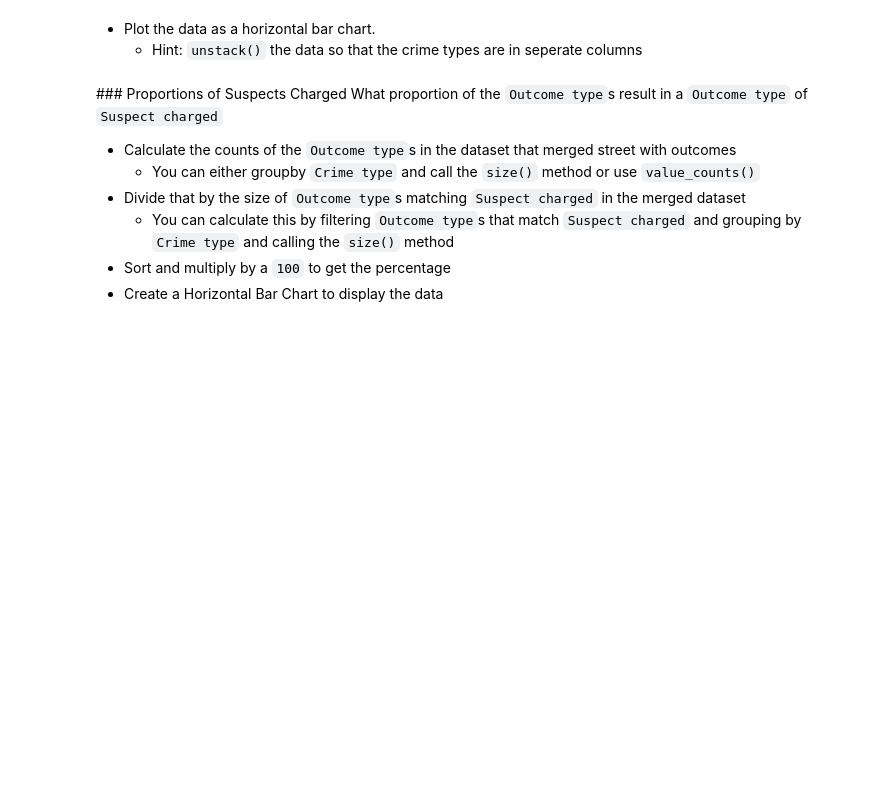
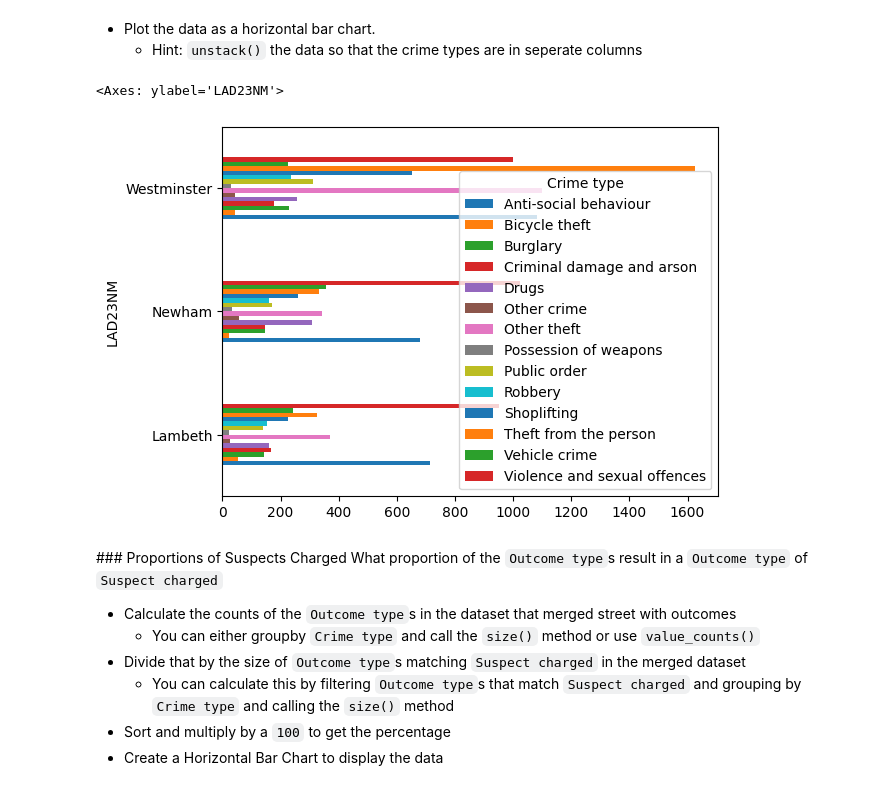
Before and after one commit to diltondev/fundies-2, a Jupyter notebook: spring-2025-26-diltondev/labs/week-10/week-10-lab.ipynb, the cells around one changed output. Drawn from its saved outputs; the diff is of its cells as text; code cells hidden in the pictures; blank space fills up the shorter version.

```diff
--- a/spring-2025-26-diltondev/labs/week-10/week-10-lab.ipynb
+++ b/spring-2025-26-diltondev/labs/week-10/week-10-lab.ipynb
@@ -47,4 +86,5 @@ What are the proportions of `Outcome type`s reported in the outcomes dataset?
 ### Outcomes Data
 We are also interested in looking at the outcomes data, where a reported incident in September also had an outcome from the MoJ the same month. Merge the streets data set with the outcomes dataset on the `Crime ID` column, only add the `Outcome type` column from the outcomes dataset to the end of the street DataFrame. Keep only the rows where we have matching `Crime ID` for **both** datasets.
 # %%
-# Write your code here
+street_outcomes = pd.merge(street, outcomes[['Outcome type', 'Crime ID']], on="Crime ID", how="inner")
+print(f"{street_outcomes.head()}\n")
@@ -56,4 +114,5 @@ Since both DataFrames do not share the same column names, we cannot use the `on`
 
 Merge the Local Authority Names inside the `LSOA21CD` column from the ONS Lookup Table by matching the `LSOA21CD` column with the `LSOA code` column in the street dataset.
 # %%
-# Write your code here
+streets_with_authorities = pd.merge(street_outcomes, llsoa_lookup[['LAD23NM', 'LSOA21CD']], how='left', right_on='LSOA21CD', left_on='LSOA code').drop(columns=['LSOA21CD'])
+print(f"{streets_with_authorities.head()}")
@@ -80,4 +180,6 @@ What are the kinds oc
   - Hint: The `.isin(["value, "another"])` method can be used to filter a series with mutliple values
 - Group the data by the LA Name and then the `Crime type` and then aggregate by size
 # %%
-# Write your code here
+top_3_la = streets_with_authorities.groupby('LAD23NM').size().nlargest(3).index
+top_3_crimes = streets_with_authorities[streets_with_authorities['LAD23NM'].isin(top_3_la)].groupby(['LAD23NM', 'Crime type']).size()
+print(f"{top_3_crimes}")
@@ -85,7 +205,10 @@ What are the kinds oc
 - Plot the data as a horizontal bar chart.
   - Hint: `unstack()` the data so that the crime types are in seperate columns
 # %%
-# Write your code here
+top_3_crimes.unstack().plot(kind='barh')
+# %% [output]
+<Axes: ylabel='LAD23NM'>
+[figure, added]
 # %% [markdown]
 ### Proportions of Suspects Charged
 What proportion of the `Outcome type`s result in a `Outcome type` of `Suspect charged`
```
Also changed, not shown: parts of 11 cells of this notebook.
